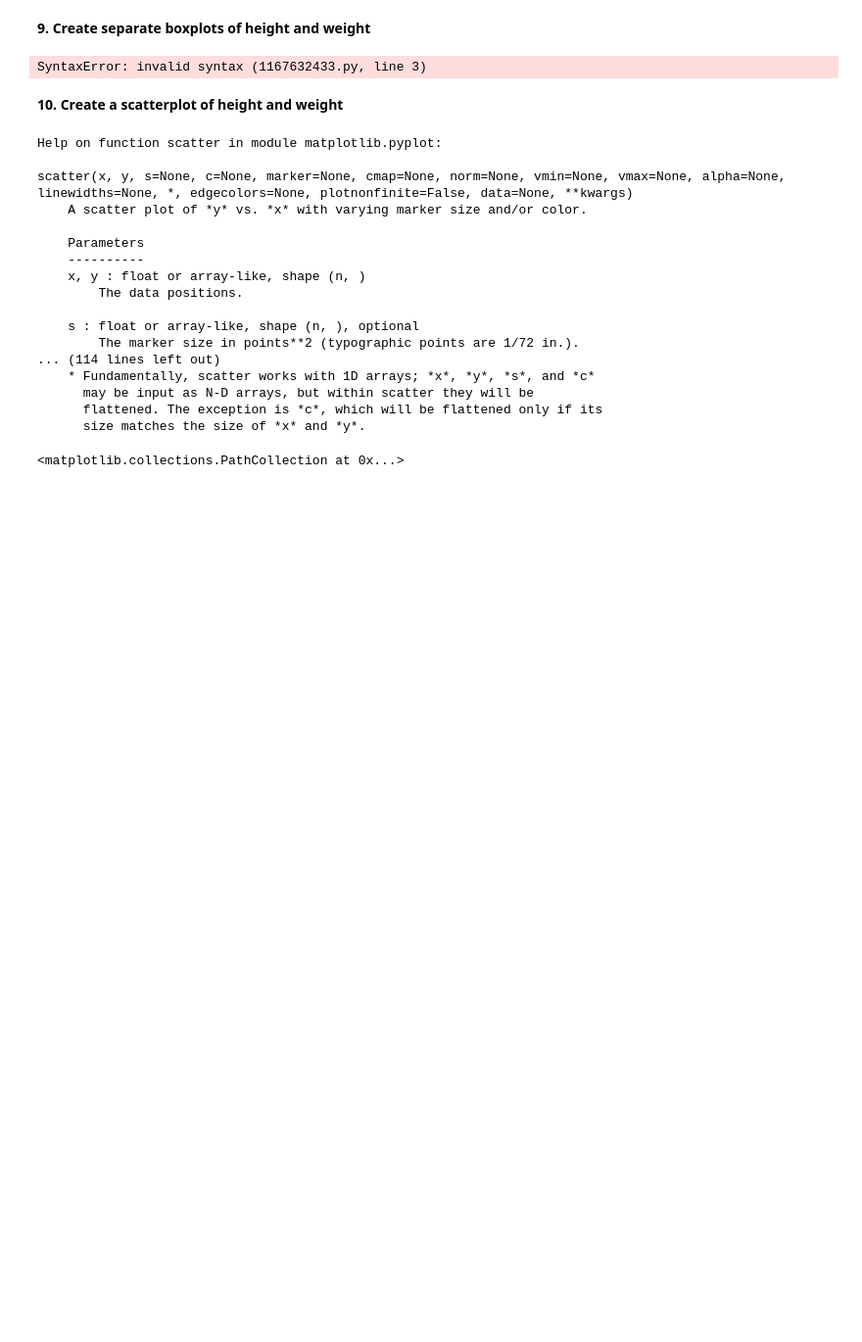
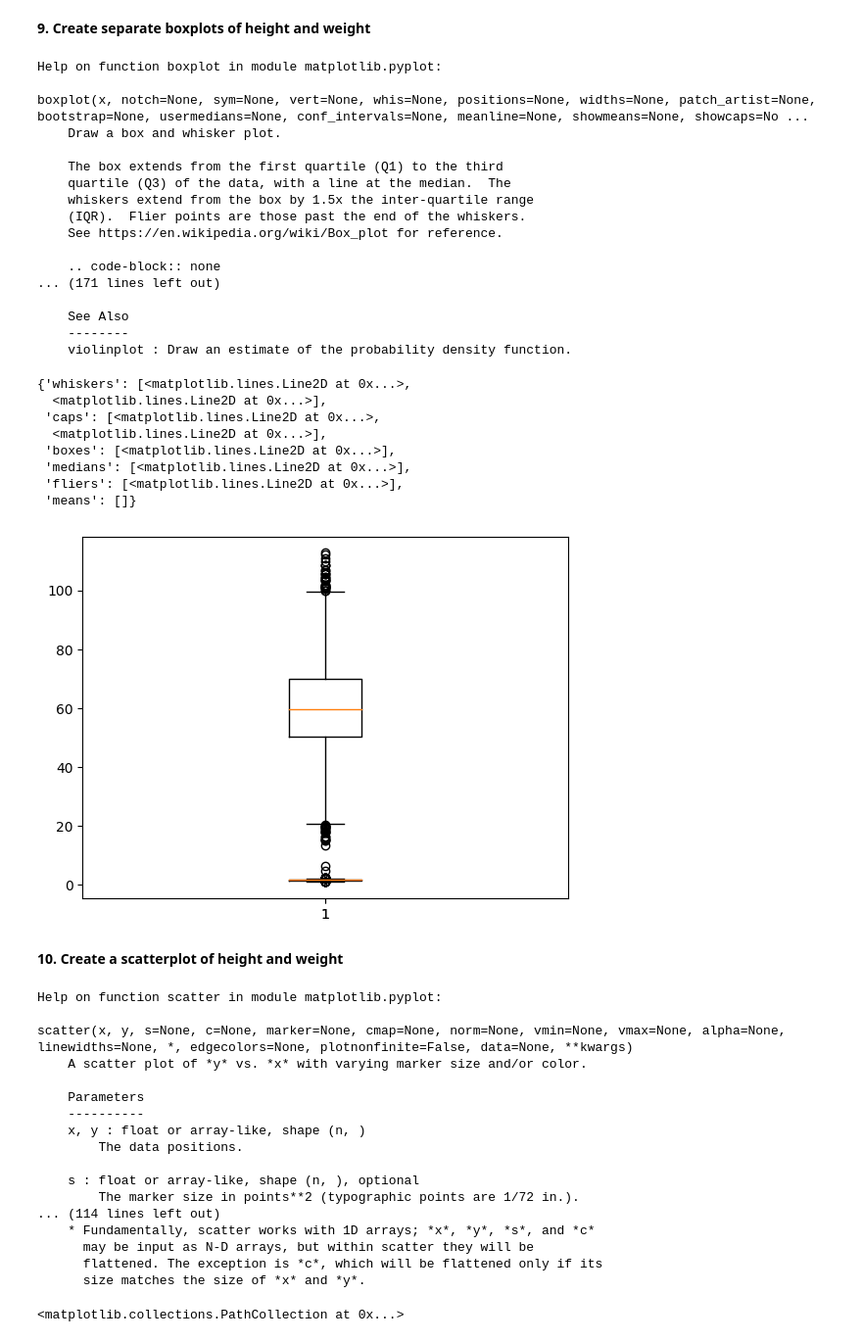
Before and after one commit to LouisMcArdell/IOD-Work, a Jupyter notebook: IOD_Lab-1.2.1 Numpy.ipynb, the cells around one changed output. Shown at 98% size. Cells and saved outputs as stored; diff of their text form; code cells hidden in the pictures; blank space fills up the shorter version.

```diff
--- a/IOD_Lab-1.2.1 Numpy.ipynb
+++ b/IOD_Lab-1.2.1 Numpy.ipynb
@@ -216,9 +216,34 @@ plt.hist(height)
 # %%
 help(plt.boxplot)
 plt.boxplot(weight)
-plt.boxplot(height)sdfsd
+plt.boxplot(height)
 # %% [output]
-SyntaxError: invalid syntax (1167632433.py, line 3)
+Help on function boxplot in module matplotlib.pyplot:
+
+boxplot(x, notch=None, sym=None, vert=None, whis=None, positions=None, widths=None, patch_artist=None, bootstrap=None, usermedians=None, conf_intervals=None, meanline=None, showmeans=None, showcaps=No ...
+    Draw a box and whisker plot.
+
+    The box extends from the first quartile (Q1) to the third
+    quartile (Q3) of the data, with a line at the median.  The
+    whiskers extend from the box by 1.5x the inter-quartile range
+    (IQR).  Flier points are those past the end of the whiskers.
+    See https://en.wikipedia.org/wiki/Box_plot for reference.
+
+    .. code-block:: none
+... (171 lines left out)
+
+    See Also
+    --------
+    violinplot : Draw an estimate of the probability density function.
+{'whiskers': [<matplotlib.lines.Line2D at 0x...>,
+  <matplotlib.lines.Line2D at 0x...>],
+ 'caps': [<matplotlib.lines.Line2D at 0x...>,
+  <matplotlib.lines.Line2D at 0x...>],
+ 'boxes': [<matplotlib.lines.Line2D at 0x...>],
+ 'medians': [<matplotlib.lines.Line2D at 0x...>],
+ 'fliers': [<matplotlib.lines.Line2D at 0x...>],
+ 'means': []}
+[figure, added]
 # %% [markdown]
 **10. Create a scatterplot of height and weight**
 # %%
```
Also changed, not shown: parts of 1 cell of this notebook.
